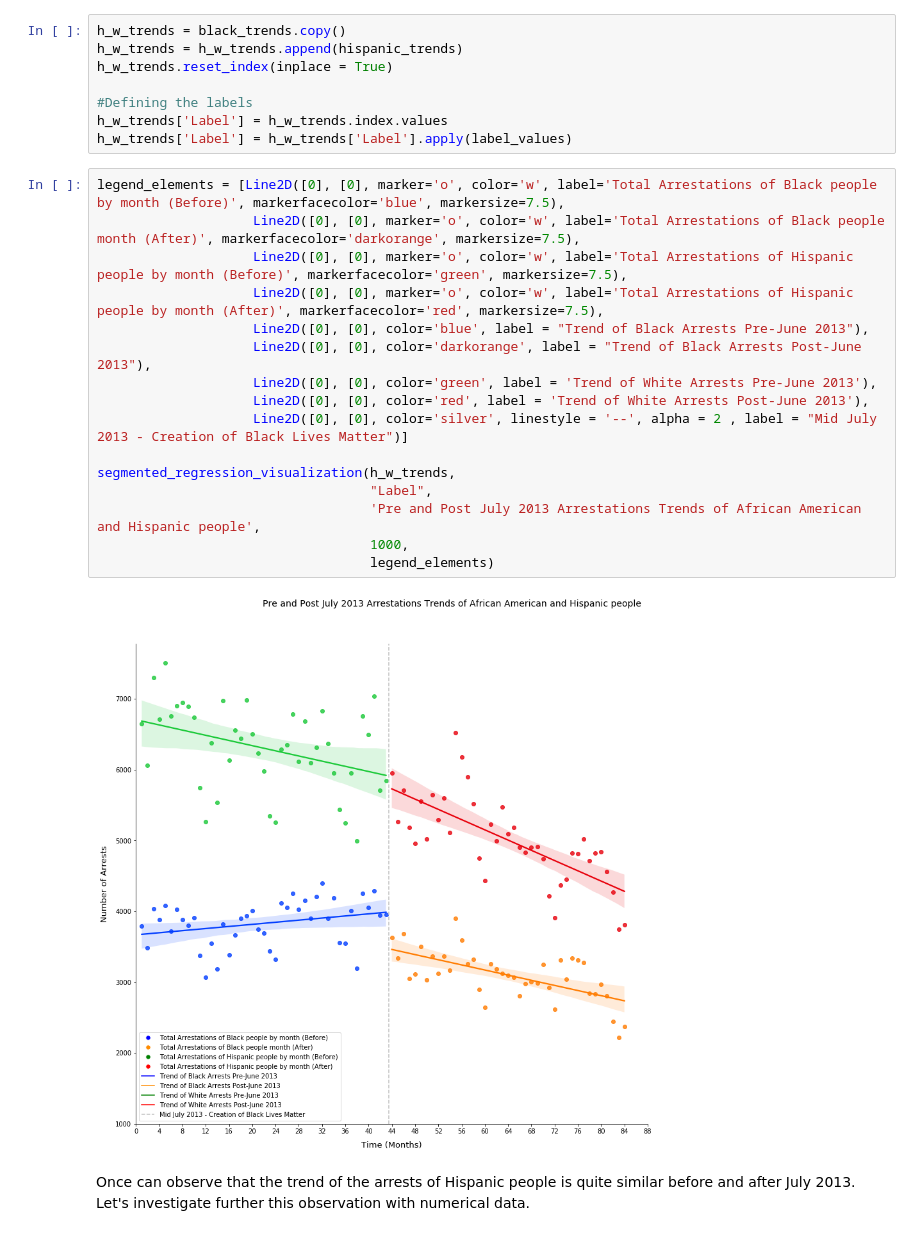
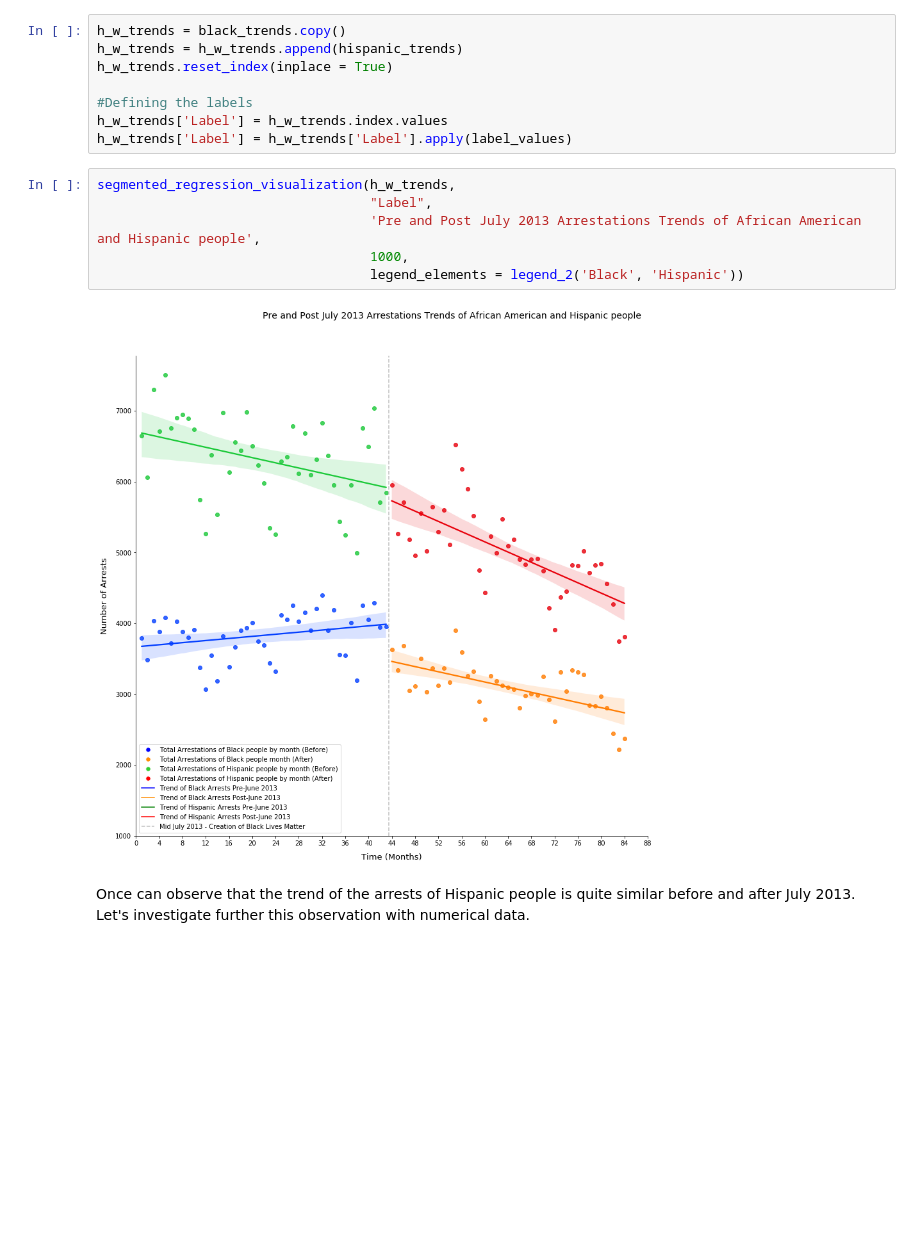
Before and after one commit to SkyRiS3s/ada-2020-project-milestone-p3-p3_msf, a Jupyter notebook: P4_msf.ipynb, the cells around one changed output. Saved outputs shown, nothing was run; the diff lists cells and outputs as text; blank space fills up the shorter version.

```diff
--- a/P4_msf.ipynb
+++ b/P4_msf.ipynb
@@ -601,24 +604,14 @@ h_w_trends.reset_index(inplace = True)
 #Defining the labels
 h_w_trends['Label'] = h_w_trends.index.values
 h_w_trends['Label'] = h_w_trends['Label'].apply(label_values)
-# %%
-legend_elements = [Line2D([0], [0], marker='o', color='w', label='Total Arrestations of Black people by month (Before)', markerfacecolor='blue', markersize=7.5),
-                    Line2D([0], [0], marker='o', color='w', label='Total Arrestations of Black people month (After)', markerfacecolor='darkorange', markersize=7.5),
-                    Line2D([0], [0], marker='o', color='w', label='Total Arrestations of Hispanic people by month (Before)', markerfacecolor='green', markersize=7.5),
-                    Line2D([0], [0], marker='o', color='w', label='Total Arrestations of Hispanic people by month (After)', markerfacecolor='red', markersize=7.5),
-                    Line2D([0], [0], color='blue', label = "Trend of Black Arrests Pre-June 2013"),
-                    Line2D([0], [0], color='darkorange', label = "Trend of Black Arrests Post-June 2013"),
-                    Line2D([0], [0], color='green', label = 'Trend of White Arrests Pre-June 2013'),
-                    Line2D([0], [0], color='red', label = 'Trend of White Arrests Post-June 2013'),
-                    Line2D([0], [0], color='silver', linestyle = '--', alpha = 2 , label = "Mid July 2013 - Creation of Black Lives Matter")]
-
-segmented_regression_visualization(h_w_trends,
-                                   "Label",
-                                   'Pre and Post July 2013 Arrestations Trends of African American and Hispanic people',
-                                   1000,
-                                   legend_elements)
-# %% [output]
-[figure, removed]
+# %%
+segmented_regression_visualization(h_w_trends,
+                                   "Label",
+                                   'Pre and Post July 2013 Arrestations Trends of African American and Hispanic people',
+                                   1000,
+                                   legend_elements = legend_2('Black', 'Hispanic'))
+# %% [output]
+[figure, added]
 # %% [markdown]
 Once can observe that the trend of the arrests of Hispanic people is quite similar before and after July 2013. Let's investigate further this observation with numerical data.
 # %% [markdown]
```
Also changed, not shown: parts of 32 cells of this notebook.
